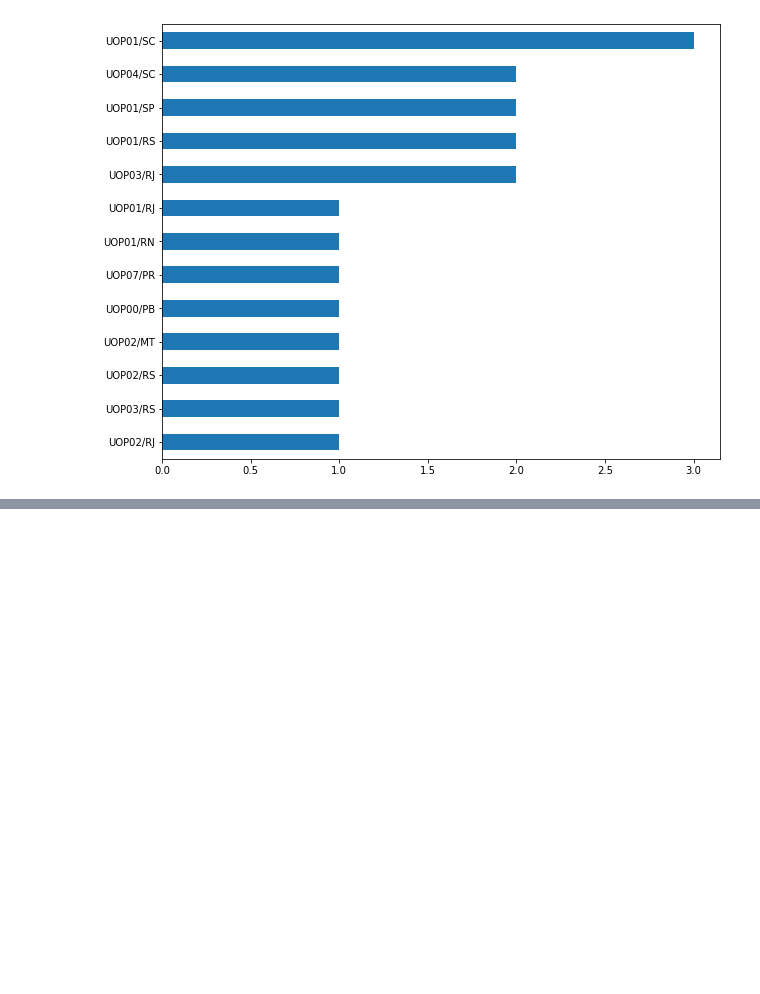
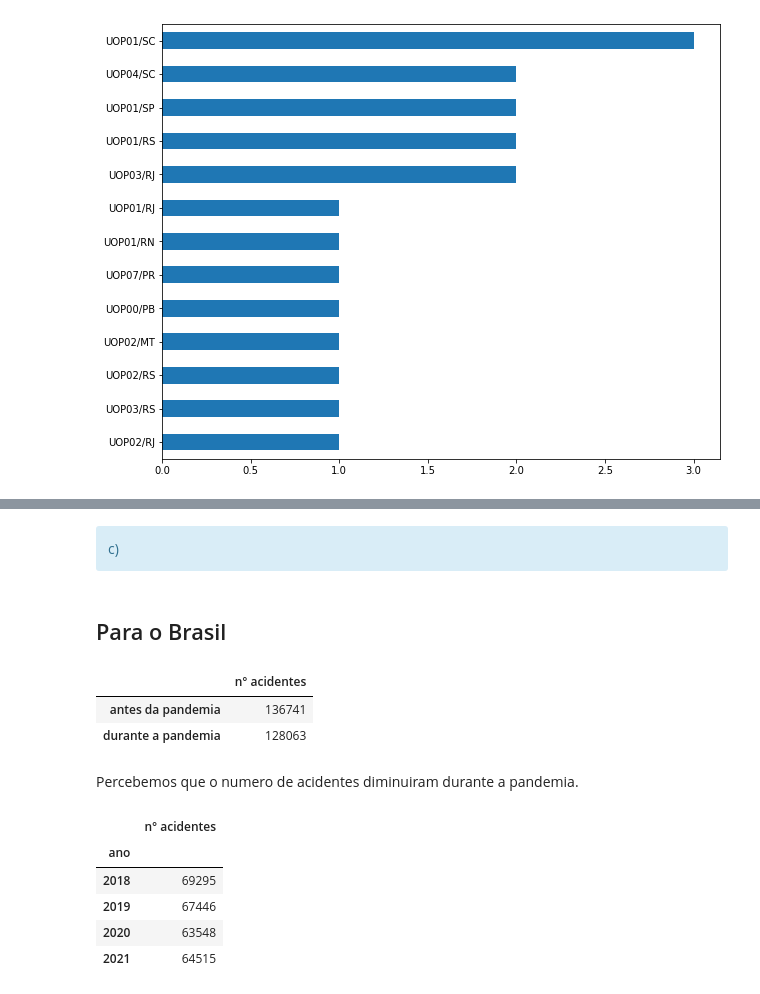
Before and after one commit to felipe-nonato/Universidade, a Jupyter notebook: codes/jupyter/listas/lista-7.ipynb, the cells around one changed output, grey strips where cells are left out. Drawn from its saved outputs; the diff is of its cells as text; code cells hidden in the pictures; blank space fills up the shorter version.

```diff
--- a/codes/jupyter/listas/lista-7.ipynb
+++ b/codes/jupyter/listas/lista-7.ipynb
@@ -743,0 +798,37 @@ df_total['uop'].head(20).value_counts(ascending=True).plot.barh()
+# %% [markdown]
+<div class="alert alert-block alert-info">
+    c)
+<div>
+# %% [markdown]
+<h2>Para o Brasil</h2>
+# %%
+#criando um dataframe com os dados da pandemia
+df_pandemia = pd.concat([df_2018,df_2019,df_2020,df_2021], keys = ['2018','2019','2020','2021'],names=['ano','index'])
+df_pandemia = df_pandemia.reset_index().drop(['index'],axis=1)
+
+#agrupando o dataframe por ano e contando o número de acidentes que aconteceram em cada ano
+df_pandemia = df_pandemia.groupby(['ano']).count().iloc[:,:1].rename(columns={'id':'n° acidentes'})
+
+#criando dataframe com os dados de antes da pandemia
+before = pd.DataFrame(df_pandemia.iloc[:2,:].sum()).rename(index={'n° acidentes':'antes da pandemia'})
+
+#criando dataframe com os dados de depois da pandemia
+after = pd.DataFrame(df_pandemia.iloc[2:,:].sum()).rename(index={'n° acidentes':'durante a pandemia'})
+
+#concatenando os dados de antes e depois da pandemia para comparar
+pd.concat([before,after]).rename(columns={0:'n° acidentes'})
+# %% [output]
+|  | n° acidentes |
+| antes da pandemia | 136741 |
+| durante a pandemia | 128063 |
+# %% [markdown]
+Percebemos que o numero de acidentes diminuiram durante a pandemia.
+# %%
+df_pandemia
+# %% [output]
+|  | n° acidentes |
+| ano |  |
+| 2018 | 69295 |
+| 2019 | 67446 |
+| 2020 | 63548 |
+| 2021 | 64515 |
```
Also changed, not shown: parts of 23 cells of this notebook.
